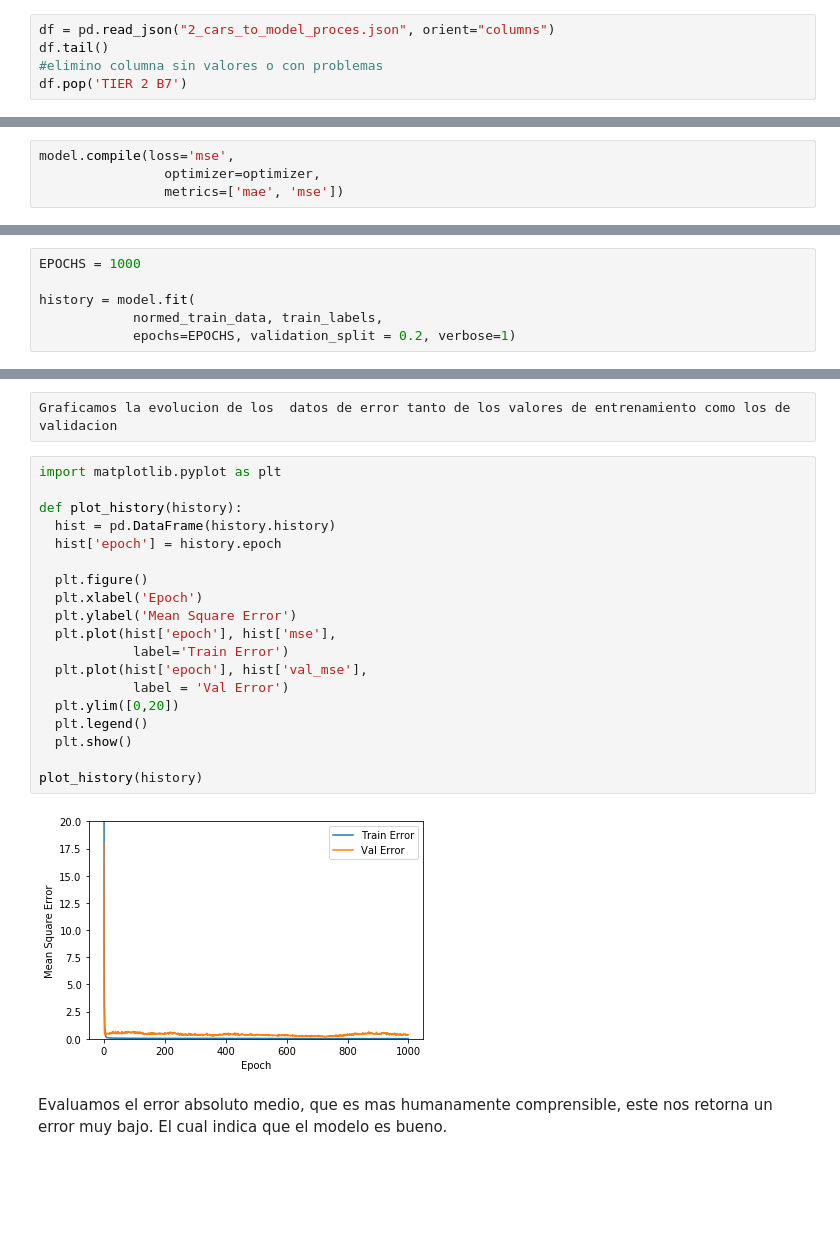
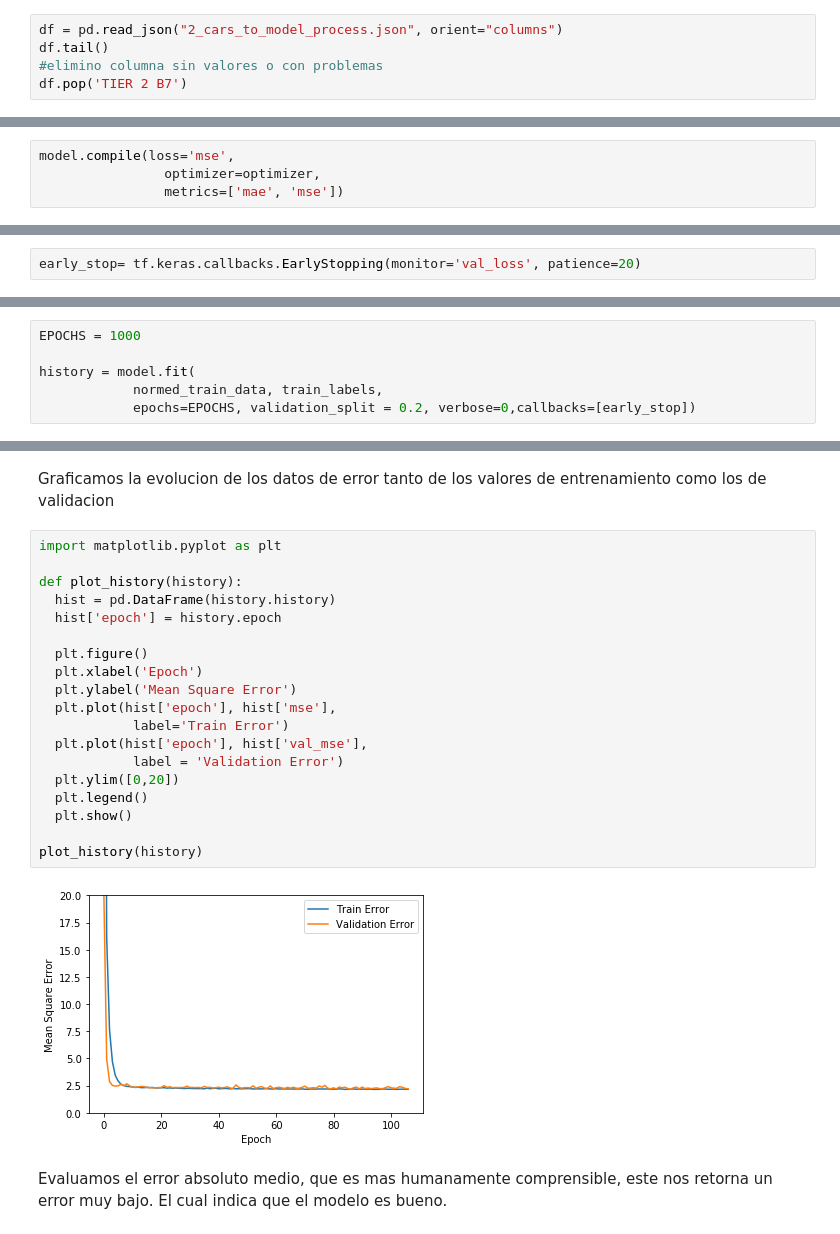
Before and after one commit to niavarote/Senpai_IA_Developer_2020_Proyect, a Jupyter notebook: 3-Training_and_evaluate.ipynb, the cells around one changed output, grey strips where cells are left out. Drawn from its saved outputs; the diff is of its cells as text; blank space fills up the shorter version.

```diff
--- a/3-Training_and_evaluate.ipynb
+++ b/3-Training_and_evaluate.ipynb
@@ -7,7 +7,7 @@ import tensorflow as tf
 # %% [markdown]
 Leo el archivo que con el set de datos limpios
 # %%
-df = pd.read_json("2_cars_to_model_proces.json", orient="columns")
+df = pd.read_json("2_cars_to_model_process.json", orient="columns")
 df.tail()
 #elimino columna sin valores o con problemas
 df.pop('TIER 2 B7')
@@ -151,0 +139,2 @@ model.compile(loss='mse',
+# %%
+early_stop= tf.keras.callbacks.EarlyStopping(monitor='val_loss', patience=20)
@@ -154,4 +145,4 @@ EPOCHS = 1000
 
 history = model.fit(
             normed_train_data, train_labels,
-            epochs=EPOCHS, validation_split = 0.2, verbose=1)
+            epochs=EPOCHS, validation_split = 0.2, verbose=0,callbacks=[early_stop])
@@ -189,26 +162,26 @@ hist.tail()
-# %%
-Graficamos la evolucion de los  datos de error tanto de los valores de entrenamiento como los de validacion
+# %% [markdown]
+Graficamos la evolucion de los  datos de error tanto de los valores de entrenamiento como los de validacion
 # %%
 import matplotlib.pyplot as plt
 
 def plot_history(history):
   hist = pd.DataFrame(history.history)
   hist['epoch'] = history.epoch
 
   plt.figure()
   plt.xlabel('Epoch')
   plt.ylabel('Mean Square Error')
   plt.plot(hist['epoch'], hist['mse'],
             label='Train Error')
   plt.plot(hist['epoch'], hist['val_mse'],
-            label = 'Val Error')
+            label = 'Validation Error')
   plt.ylim([0,20])
   plt.legend()
   plt.show()
 
 plot_history(history)
 # %% [output]
-[figure, old version]
+[figure, new version]
 # %% [markdown]
 Evaluamos el error absoluto medio, que es mas humanamente comprensible, este nos retorna un error muy bajo.
 El cual indica que el modelo es bueno.
```
Also changed, not shown: parts of 20 cells of this notebook, 7 other files.
